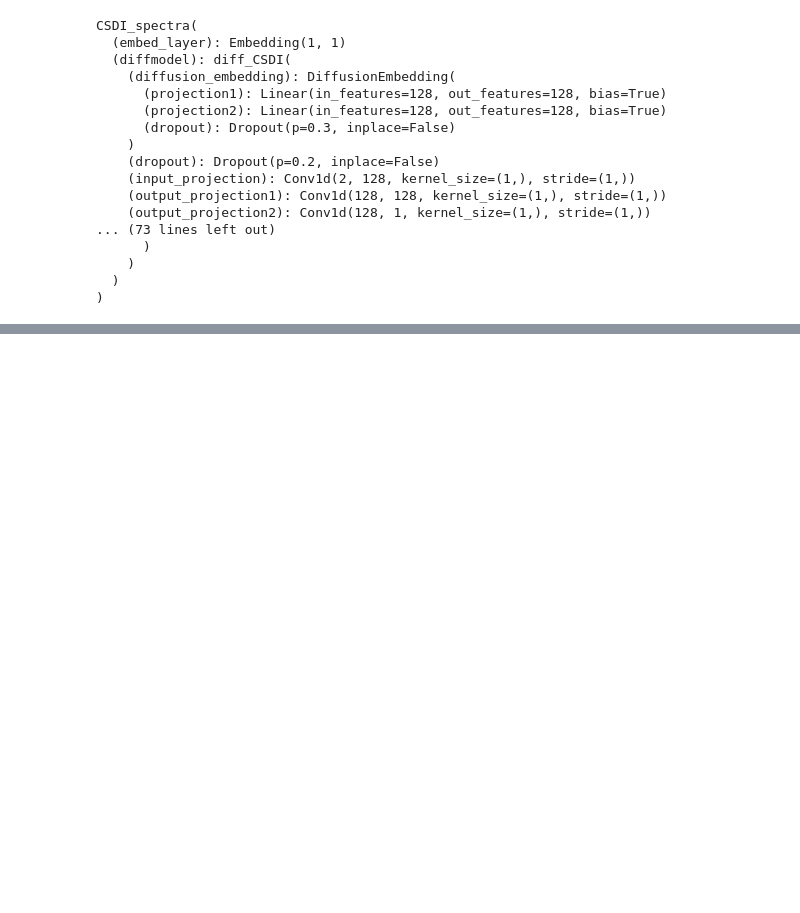
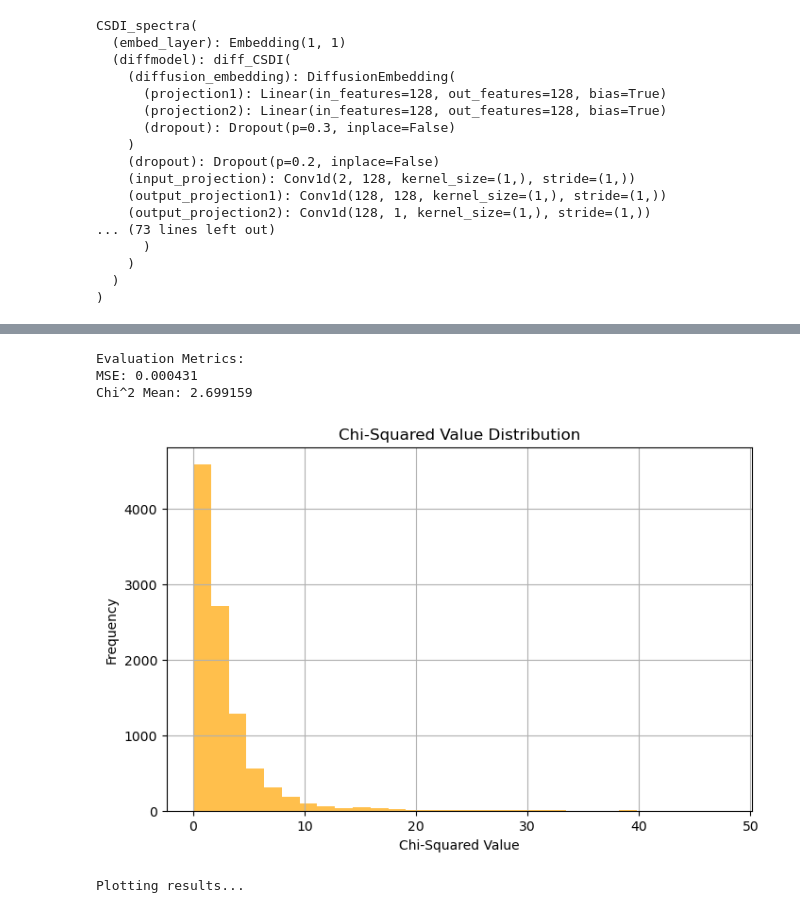
Before and after one commit to VasileiosKottas/AstroInformatics, a Jupyter notebook: Compare_Models/timediff_and_csdi.ipynb, the cells around one changed output, grey strips where cells are left out. Cells and saved outputs as stored; diff of their text form; code cells hidden in the pictures; blank space fills up the shorter version.

```diff
--- a/Compare_Models/timediff_and_csdi.ipynb
+++ b/Compare_Models/timediff_and_csdi.ipynb
@@ -187,0 +214,78 @@ array([nan, nan, nan, nan, nan, nan, nan, nan, nan, nan, nan, nan, nan,
+# %%
+from data_loader import SpectraDataset
+from hyperparameters import batch_size
+from torch.utils.data import DataLoader, random_split
+
+df_spectra = pd.read_csv('../data/spectra.csv', header=None)
+df_photometry = pd.read_csv('../data/interpolated_spectra.csv', header=None)
+
+# Extract wavelengths
+spectra_wavelengths = df_spectra.iloc[0].values.astype(np.float64)
+photometry_wavelengths = df_photometry.iloc[0].values.astype(np.float64)
+
+# Flux values only
+data_spectra = df_spectra.iloc[1:].values.astype(np.float64)
+data_photometry = df_photometry.iloc[1:].values.astype(np.float64)
+
+dataset = SpectraDataset(data_photometry, data_spectra, normalise=True)
+
+test_dataloader = DataLoader(dataset, batch_size=batch_size, shuffle=False, drop_last=False)
+# %%
+from evaluate_diffusion import evaluate_model
+from chi_squared import calculate_chi2
+from plotting import plot_spectra
+
+
+all_real_spectra, all_generated_spectra, all_photometry_data = [], [], []
+with torch.no_grad():
+    for photometry_data, real_spectra in test_dataloader:
+        photometry_data, real_spectra = photometry_data.to(device), real_spectra.to(device)
+        generated_spectra = model(photometry_data, t=None)
+        all_real_spectra.append(real_spectra)
+        all_generated_spectra.append(generated_spectra.squeeze(-1))
+        all_photometry_data.append(photometry_data)
+
+all_real_spectra = torch.cat(all_real_spectra)
+all_generated_spectra = torch.cat(all_generated_spectra)
+all_photometry_data = torch.cat(all_photometry_data)
+
+# Calculate metrics
+mse = torch.mean((all_real_spectra - all_generated_spectra) ** 2).item()
+chi2_values = calculate_chi2(all_real_spectra, all_generated_spectra)
+chi2_mean = torch.mean(chi2_values).item()
+
+print(f"Evaluation Metrics:\nMSE: {mse:.6f}\nChi^2 Mean: {chi2_mean:.6f}")
+
+# Plot Chi-Squared distribution
+plt.figure(figsize=(8, 5))
+plt.hist(chi2_values.cpu().numpy(), bins=30, color='orange', alpha=0.7)
+plt.xlabel('Chi-Squared Value')
+plt.ylabel('Frequency')
+plt.title('Chi-Squared Value Distribution')
+plt.grid(True)
+plt.savefig("chi2_distribution.png")
+plt.show()
+
+print("Plotting results...")
+# Filter wavelengths and corresponding fluxes (wavelengths < 35)
+valid_spectra_indices = spectra_wavelengths < 2000
+valid_photometry_indices = photometry_wavelengths < 2000
+
+filtered_spectra_wavelengths = spectra_wavelengths[valid_spectra_indices]
+filtered_photometry_wavelengths = photometry_wavelengths[valid_photometry_indices]
+
+for i in range(5):  # Plot first 5 samples
+    plot_spectra(
+        real_spectra=all_real_spectra[:, valid_spectra_indices],
+        photometry=all_photometry_data[:, valid_photometry_indices],
+        generated_spectra=all_generated_spectra[:, valid_spectra_indices],
+        photometry_wavelengths=filtered_photometry_wavelengths,
+        spectra_wavelengths=filtered_spectra_wavelengths,
+        index=i
+    )
+# %% [output]
+Evaluation Metrics:
+MSE: 0.000431
+Chi^2 Mean: 2.699159
+[figure, added]
+Plotting results...
```
Also changed, not shown: parts of 9 cells of this notebook, 8 other files.
